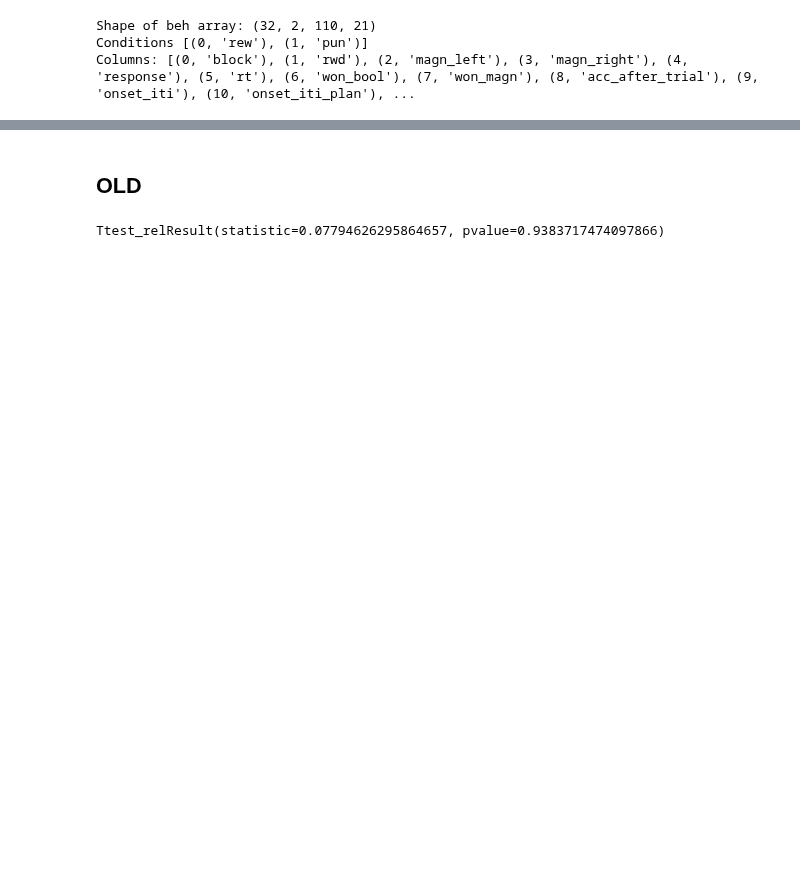
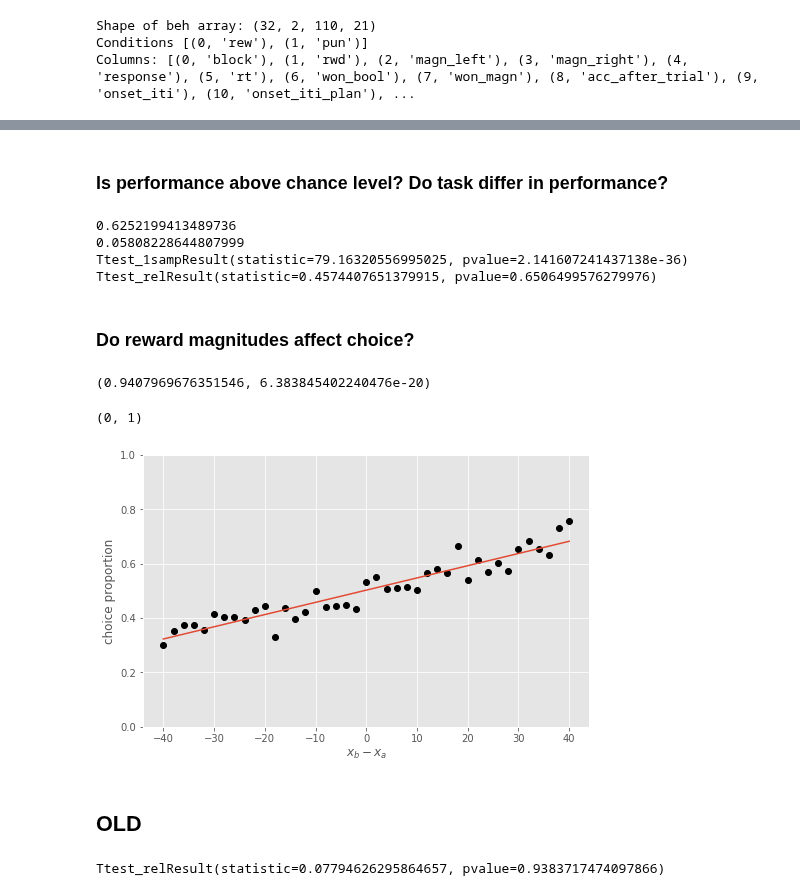
Before and after one commit to kbonna/decidenet, a Jupyter notebook: behavioral_analysis/dn_ba_05_behavioral_metrics.ipynb, the cells around one changed output, grey strips where cells are left out. Saved outputs shown, nothing was run; the diff lists cells and outputs as text; code cells hidden in the pictures; blank space fills up the shorter version.

Commit message:
refactored activation analysis to include all cases within single notebook, changed behavioral models to incorporate value regressors, added hlm models

```diff
--- a/behavioral_analysis/dn_ba_05_behavioral_metrics.ipynb
+++ b/behavioral_analysis/dn_ba_05_behavioral_metrics.ipynb
@@ -111,3 +24,62 @@ array([[1.        , 0.47746119, 0.19529309],
+# %%
+from scipy import stats
+
+# Included subjects
+sub_idx_filtered = np.delete(np.arange(32), meta['dim1'].index('m19'))
+# %% [markdown]
+### Is performance above chance level? Do task differ in performance?
+# %%
+won_bool_mean = np.mean(beh[sub_idx_filtered, :, :, meta['dim4'].index('won_bool')], axis=2)
+print(np.mean(won_bool_mean))
+print(np.std(won_bool_mean))
+
+# mean differ from chance
+mean_chance = stats.ttest_1samp(np.mean(won_bool_mean, 1), popmean=0)
+print(mean_chance)
+
+# task difference
+mean_difference = stats.ttest_rel(won_bool_mean[:, 0], won_bool_mean[:, 1])
+print(mean_difference)
+# %% [output]
+0.6252199413489736
+0.05808228644807999
+Ttest_1sampResult(statistic=79.16320556995025, pvalue=2.141607241437138e-36)
+Ttest_relResult(statistic=0.4574407651379915, pvalue=0.6506499576279976)
+# %% [markdown]
+### Do reward magnitudes affect choice?
+# %%
+magn_rl_diff = beh[sub_idx_filtered, :, :, meta['dim4'].index('magn_right')] \
+             - beh[sub_idx_filtered, :, :, meta['dim4'].index('magn_left')]
+response = beh[sub_idx_filtered, :, :, meta['dim4'].index('response')]
+
+
+diff_values = np.unique(magn_rl_diff)
+response_probability = np.zeros((len(diff_values), 2))
+response_probability[:, 0] = diff_values
+
+for i, diff in enumerate(diff_values):
+    diff_response = response[magn_rl_diff == diff]
+    diff_response = diff_response[np.nonzero(diff_response)]
+    response_probability[i, 1] = np.mean((diff_response + 1) / 2)
+
+magn_choice_corr = stats.pearsonr(response_probability[:, 0], response_probability[:, 1])
+print(magn_choice_corr)
+# %% [output]
+(0.9407969676351546, 6.383845402240476e-20)
+# %%
+x = response_probability[:, 0]
+y = response_probability[:, 1]
+
+fig, ax = plt.subplots(nrows=1, ncols=1, figsize=(8, 5))
+ax.plot(x, y, 'ko')
+ax.plot(x, np.poly1d(np.polyfit(x, y, 1))(x))
+
+ax.set_xlabel('$x_b - x_a$')
+ax.set_ylabel('choice proportion')
+ax.set_ylim([0, 1])
+# %% [output]
+(0, 1)
+[figure, added]
 # %% [markdown]
 ## OLD
 # %%
```
Also changed, not shown: parts of 6 cells of this notebook, 10 other files.
